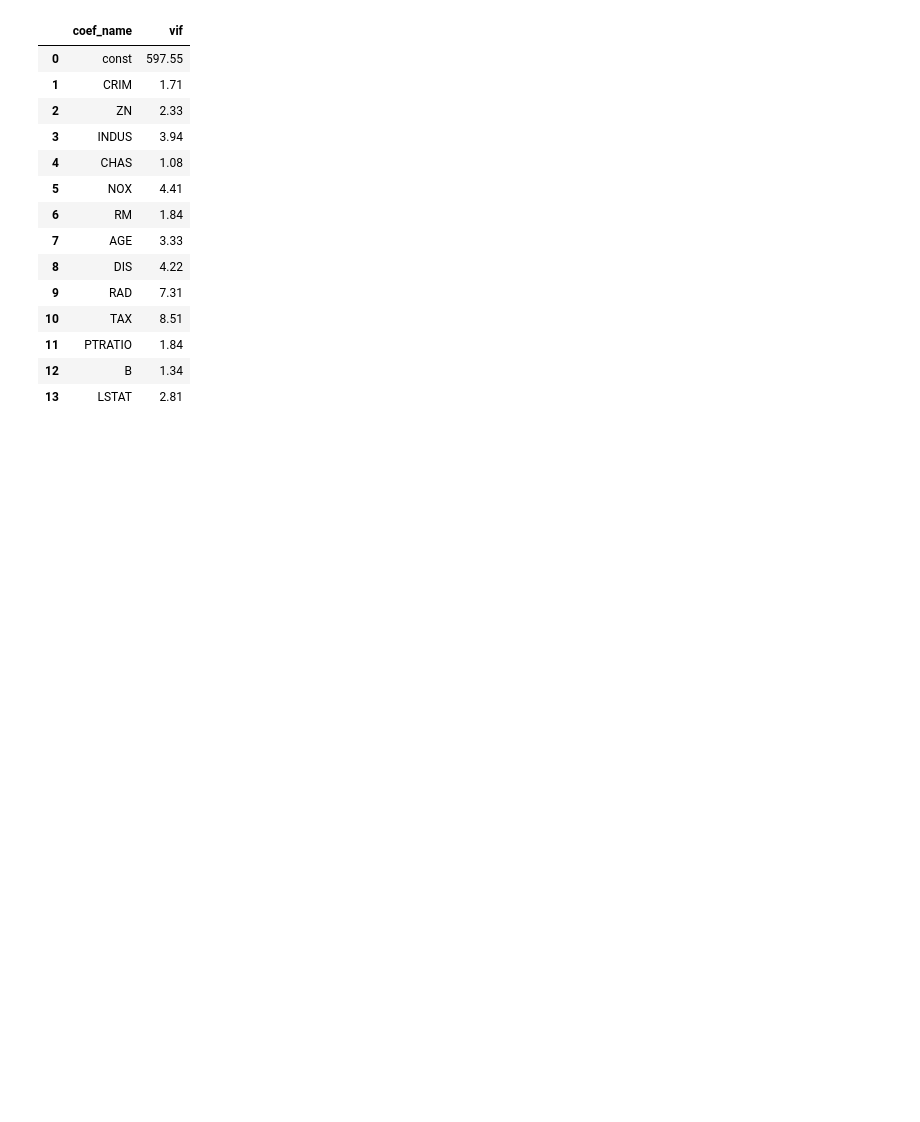
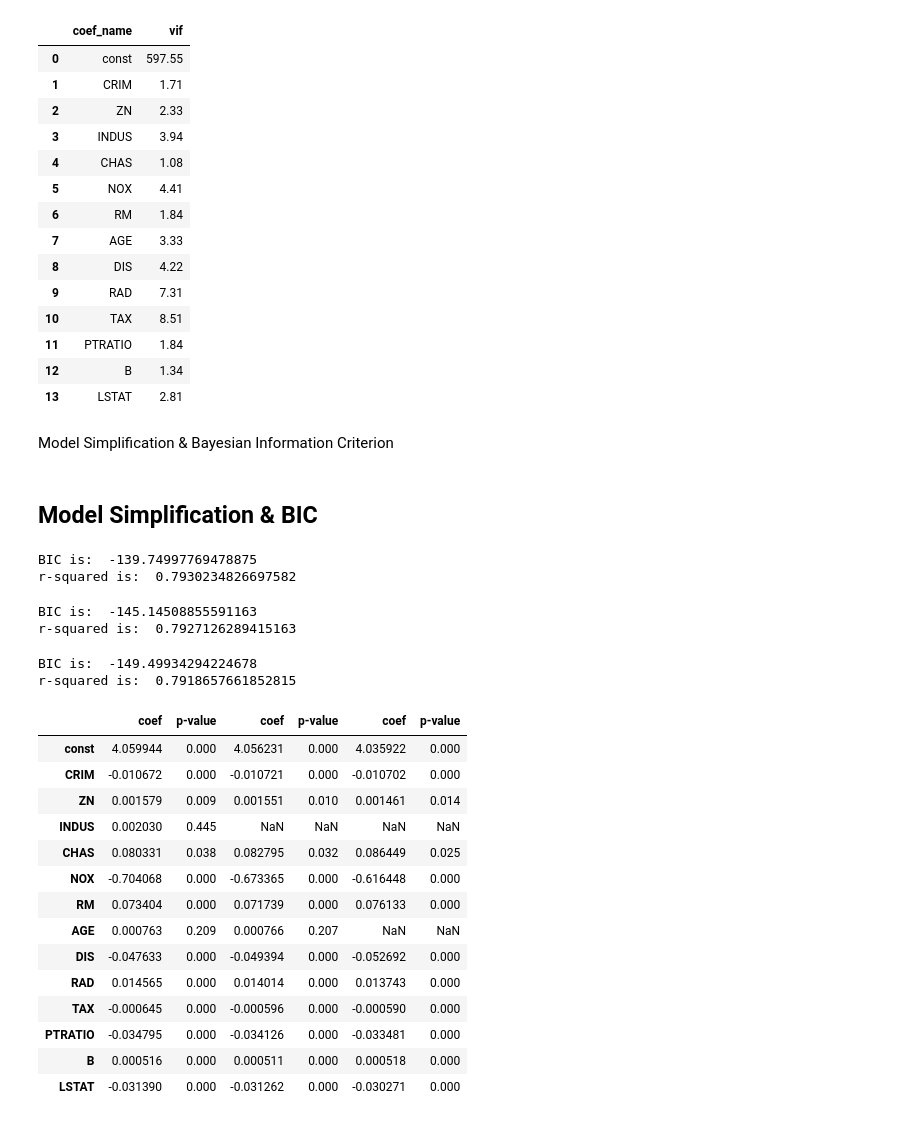
Before and after one commit to Sampatankar/DataScienceBootcamp2020-Python, a Jupyter notebook: 5MultivariableLinearRegression/04 Multivariable Regression.ipynb, the cells around one changed output. Saved outputs shown, nothing was run; the diff lists cells and outputs as text; code cells hidden in the pictures; blank space fills up the shorter version.

```diff
--- a/5MultivariableLinearRegression/04 Multivariable Regression.ipynb
+++ b/5MultivariableLinearRegression/04 Multivariable Regression.ipynb
@@ -737,3 +737,72 @@ pd.DataFrame({'coef_name': X_incl_const.columns, 'vif': np.around(vif, 2)})
 | 11 | PTRATIO | 1.84 |
 | 12 | B | 1.34 |
 | 13 | LSTAT | 2.81 |
+# %% [markdown]
+Model Simplification & Bayesian Information Criterion
+# %% [markdown]
+## Model Simplification & BIC
+# %%
+# Original model with log prices and all features:
+
+X_incl_const = sm.add_constant(X_train)
+
+model = sm.OLS(y_train, X_incl_const)
+results = model.fit()
+
+org_coef = pd.DataFrame({'coef': results.params, 'p-value': round(results.pvalues, 3)})
+
+# Official docs: results object, BIC & r-squared:
+print('BIC is: ', results.bic)
+print('r-squared is: ', results.rsquared)
+# %% [output]
+BIC is:  -139.74997769478875
+r-squared is:  0.7930234826697582
+# %%
+# Reduced model of above excluding the INDUS values:
+X_incl_const = sm.add_constant(X_train)
+X_incl_const = X_incl_const.drop(['INDUS'], axis=1)
+
+model = sm.OLS(y_train, X_incl_const)
+results = model.fit()
+
+coef_minus_indus = pd.DataFrame({'coef': results.params, 'p-value': round(results.pvalues, 3)})
+
+print('BIC is: ', results.bic)
+print('r-squared is: ', results.rsquared)
+# %% [output]
+BIC is:  -145.14508855591163
+r-squared is:  0.7927126289415163
+# %%
+# Reduced model of above excluding the INDUS & AGE values:
+X_incl_const = sm.add_constant(X_train)
+X_incl_const = X_incl_const.drop(['INDUS', 'AGE'], axis=1)
+
+model = sm.OLS(y_train, X_incl_const)
+results = model.fit()
+
+reduced_coef = pd.DataFrame({'coef': results.params, 'p-value': round(results.pvalues, 3)})
+
+print('BIC is: ', results.bic)
+print('r-squared is: ', results.rsquared)
+# %% [output]
+BIC is:  -149.49934294224678
+r-squared is:  0.7918657661852815
+# %%
+frames = [org_coef, coef_minus_indus, reduced_coef]
+pd.concat(frames, axis=1, sort=False)
+# %% [output]
+|  | coef | p-value | coef | p-value | coef | p-value |
+| const | 4.059944 | 0.000 | 4.056231 | 0.000 | 4.035922 | 0.000 |
+| CRIM | -0.010672 | 0.000 | -0.010721 | 0.000 | -0.010702 | 0.000 |
+| ZN | 0.001579 | 0.009 | 0.001551 | 0.010 | 0.001461 | 0.014 |
+| INDUS | 0.002030 | 0.445 | NaN | NaN | NaN | NaN |
+| CHAS | 0.080331 | 0.038 | 0.082795 | 0.032 | 0.086449 | 0.025 |
+| NOX | -0.704068 | 0.000 | -0.673365 | 0.000 | -0.616448 | 0.000 |
+| RM | 0.073404 | 0.000 | 0.071739 | 0.000 | 0.076133 | 0.000 |
+| AGE | 0.000763 | 0.209 | 0.000766 | 0.207 | NaN | NaN |
+| DIS | -0.047633 | 0.000 | -0.049394 | 0.000 | -0.052692 | 0.000 |
+| RAD | 0.014565 | 0.000 | 0.014014 | 0.000 | 0.013743 | 0.000 |
+| TAX | -0.000645 | 0.000 | -0.000596 | 0.000 | -0.000590 | 0.000 |
+| PTRATIO | -0.034795 | 0.000 | -0.034126 | 0.000 | -0.033481 | 0.000 |
+| B | 0.000516 | 0.000 | 0.000511 | 0.000 | 0.000518 | 0.000 |
+| LSTAT | -0.031390 | 0.000 | -0.031262 | 0.000 | -0.030271 | 0.000 |
```
